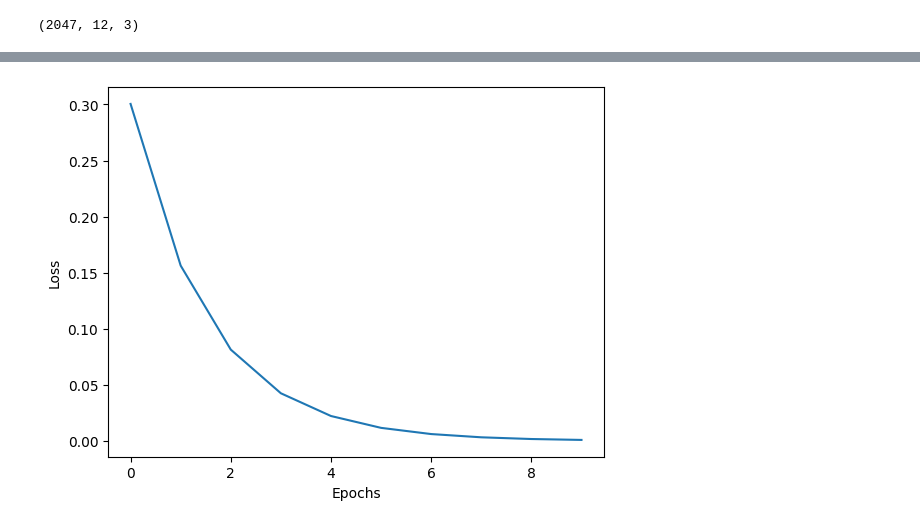
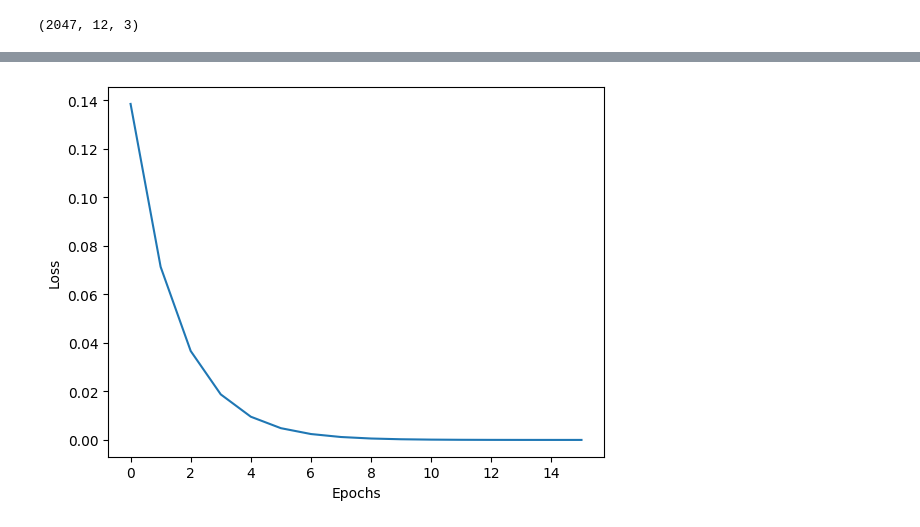
Before and after one commit to ingcoder/ML-MD, a Jupyter notebook: trajectory/baseline-model.ipynb, the cells around one changed output, grey strips where cells are left out. Saved outputs shown, nothing was run; the diff lists cells and outputs as text; code cells hidden in the pictures.

Commit message:
Updated baseline model

```diff
--- a/trajectory/baseline-model.ipynb
+++ b/trajectory/baseline-model.ipynb
@@ -24,22 +39,31 @@ plt.show()
 # %%
+# since I will be using e3nn later, which works with 3D inputs I need to add a third z dimension to the
+# coordinates for each point in the training set. The baseline model can work with 2D coordinates, but this way
+# the input feature (dimension) is the same across both models.
+
+n_frames = paths.shape[0]
+n_points = paths.shape[1]
+
 traj_3d = np.array([])
-for i in range(2048):
-    for j in range(12):
+for i in range(n_frames):
+    for j in range(n_points):
         TBA = paths[i][j]
         TBA = np.append(TBA, np.array([0.00]))
         traj_3d = np.append(traj_3d, TBA)
 
-traj_3d = traj_3d.reshape(2048, 12, 3)
+traj_3d = traj_3d.reshape(n_frames, n_points, 3)
 # %%
+# input features are all points in a frame, labels are all points in the following frame.
 features = traj_3d[:-1]
 labels = traj_3d[1:]
+print(features.shape)
 
-print(features.shape)
-# split data 80:20
-training_set = features[:1637]
-training_labels = labels[:1637]
-valid_set = features[1637:]
-valid_labels = labels[1637:]
+# create dataset, with 80-20 split
+train_split = int(len(features)  * 0.80)
+training_set = features[:train_split]
+training_labels = labels[:train_split]
+valid_set = features[train_split:]
+valid_labels = labels[train_split:]
 # %% [output]
 (2047, 12, 3)
 # %%
@@ -84,7 +105,7 @@ model = BaseLineModel()
 # training
 loss_fn = nn.MSELoss()
 optimizer = torch.optim.SGD(model.parameters(), lr=1e-3)
-epochs = 10
+epochs = 16
 
 def train(x, y, model, loss_fn, optimizer):
     model.train()
@@ -94,32 +115,44 @@ def train(x, y, model, loss_fn, optimizer):
 
     # loss
     loss = loss_fn(logits, y)
 
     # backpropagation
     optimizer.zero_grad()
     loss.backward()
     optimizer.step()
     return loss.item(), logits
 
+
+def validation(x, y, model, loss_fn):
+    model.eval()
+
+    # forward pass
+    logits = model(x)
+
+    # loss
+    loss = loss_fn(logits, y)
+    return logits
+
+
 baseline_train_loss = []
 yst = []
 y_hats = []
 
 for epoch in range(epochs):
     for frame in range(1637):
-        inputs = torch.tensor(training_set[frame]).to(torch.float32)
+        inputs = torch.tensor(training_set[frame]).to(torch.float32) # input data need to match weights dtype torch.float32
         labels = torch.tensor(training_labels[frame]).to(torch.float32)
         loss, y_hat = train(inputs, labels, model, loss_fn, optimizer)
         if frame % 10 == 0:
             yst.append(labels)
             y_hats.append(y_hat.detach().numpy())
 
     if epoch % 1 == 0:
         baseline_train_loss.append(loss)
 
 plt.plot(baseline_train_loss)
 plt.xlabel('Epochs')
 plt.ylabel('Loss')
 plt.show()
 # %% [output]
-[figure, old version]
+[figure, new version]
```
Also changed, not shown: parts of 7 cells of this notebook.
